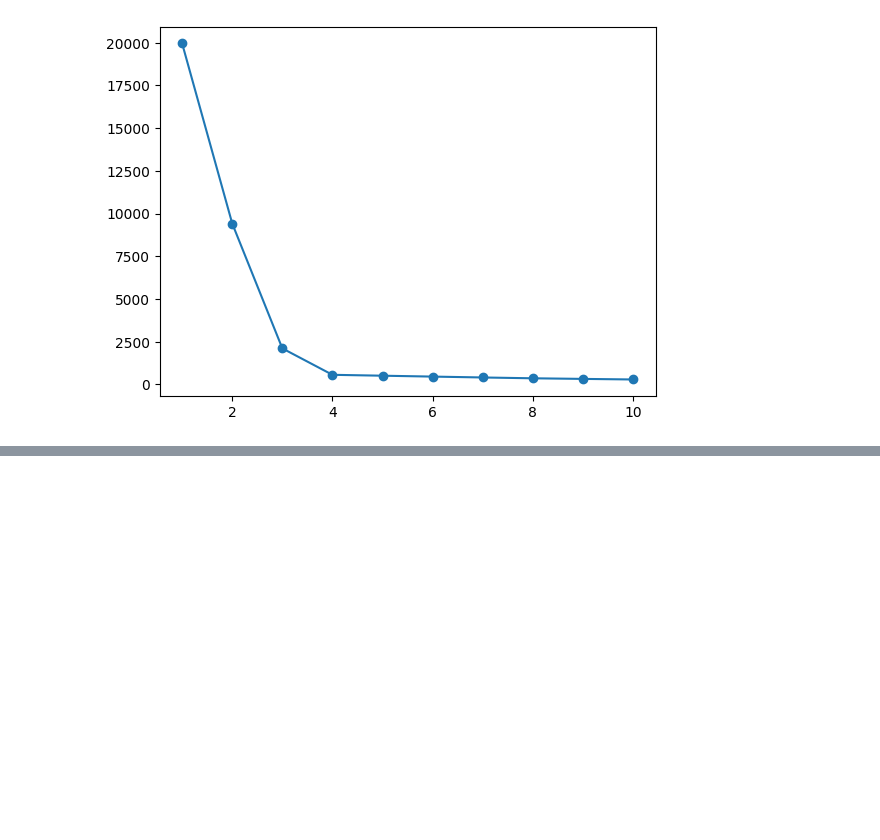
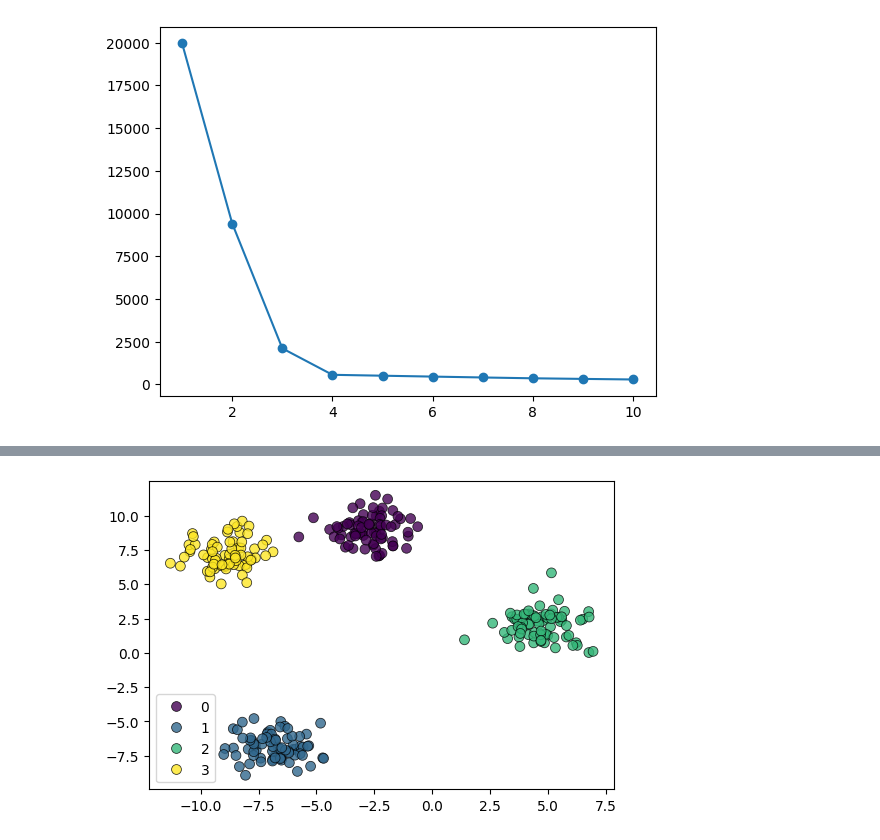
Before and after one commit to youssefhusain/work_in_iti, a Jupyter notebook: ml _ unseupervice/lab 1 keamen.ipynb, the cells around one changed output, grey strips where cells are left out. Saved outputs shown, nothing was run; the diff lists cells and outputs as text; code cells hidden in the pictures; blank space fills up the shorter version.

```diff
--- a/ml _ unseupervice/lab 1 keamen.ipynb
+++ b/ml _ unseupervice/lab 1 keamen.ipynb
@@ -39,0 +41,9 @@ array([3, 3, 0, 1, 3, 1, 2, 1, 0, 2, 0, 2, 0, 0, 3, 0, 3, 2, 0, 0, 2, 0,
+# %%
+X,y=make_blobs(n_samples=300,centers=4,random_state=42)
+hierarchical =AgglomerativeClustering(n_clusters= 4,linkage='ward')
+hierarchical_predict=hierarchical.fit_predict(X)
+plt.figure(figsize=(6, 4))
+sns.scatterplot(x=X[:, 0], y=X[:, 1], hue=hierarchical_predict, palette='viridis', s=50, alpha=0.8, edgecolor='k')
+plt.show()
+# %% [output]
+[figure, added]
```
Also changed, not shown: parts of 7 cells of this notebook, 14 other files.
